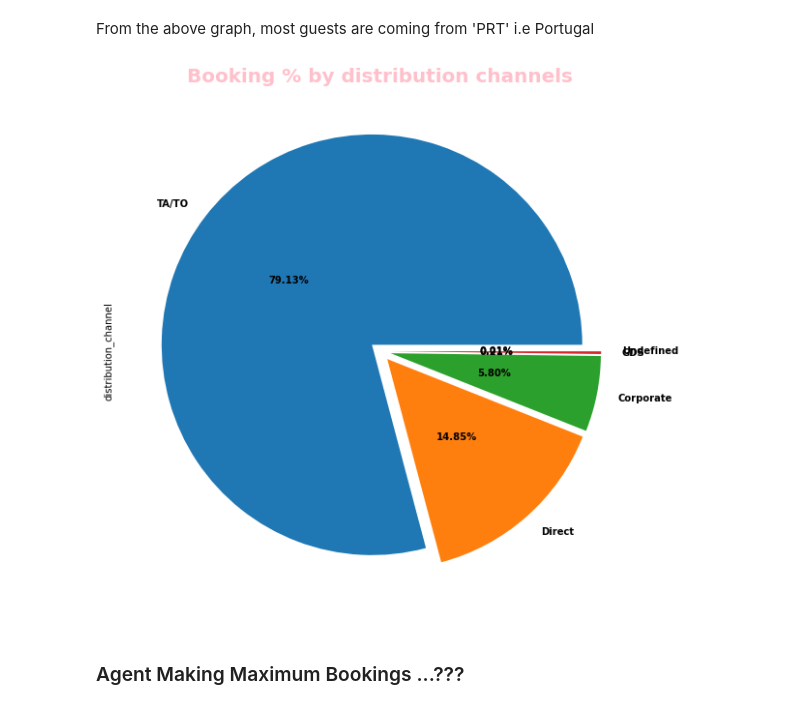
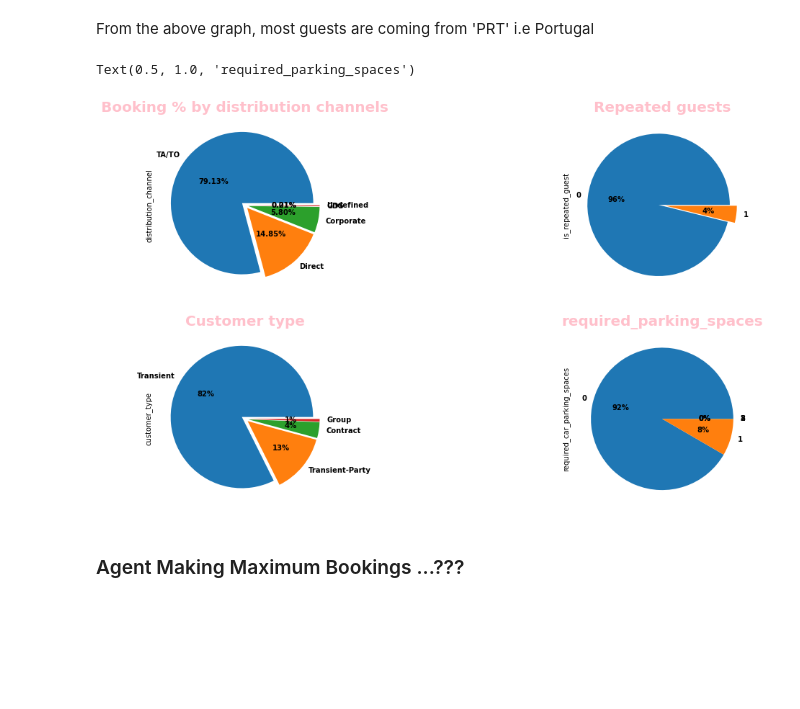
Before and after one commit to aksfasale/eda_hotel_booking, a Jupyter notebook: Hotel_Booking_Analysis_Capstone_Project.ipynb, the cells around one changed output. Saved outputs shown, nothing was run; the diff lists cells and outputs as text; code cells hidden in the pictures; blank space fills up the shorter version.

```diff
--- a/Hotel_Booking_Analysis_Capstone_Project.ipynb
+++ b/Hotel_Booking_Analysis_Capstone_Project.ipynb
@@ -401,12 +427,34 @@ Text(0.5, 1.0, 'Number of bookings - Country Wise(Top 20)')
 # %% [markdown]
 From the above graph, most guests are coming from 'PRT' i.e Portugal
 # %%
+plt.figure(figsize =(15,15))
+plt.subplot(2,2,1)
 booking_distibution_typ =h_book_df['distribution_channel'].value_counts()
 # plt.pie(x=h_book_df, autopct="%.2f%%", explode=[0.05]*5, labels=labels, pctdistance=0.5)
 booking_distributuion_type_ratio =booking_distibution_typ.plot.pie(autopct='%.2f%%',textprops={'weight': 'bold'},figsize =(10,10), pctdistance=0.5,explode = [0.05]*5)
 plt.title("Booking % by distribution channels",fontweight="bold", size=20,color='Pink');
+plt.subplots_adjust(right=1.6)
+
+plt.subplot(2,2,2)
+Repeated = h_book_df.is_repeated_guest .value_counts()
+Repeated.plot.pie(autopct='%1.0f%%',textprops={'weight': 'bold'},explode = [0.05]*2)
+plt.title('Repeated guests', fontweight ='bold', size =20,color='Pink');
+plt.subplots_adjust(right=1.6)
+
+
+plt.subplot(2,2,3 )
+Customer_typ.plot.pie(autopct='%1.0f%%',textprops={'weight': 'bold'},explode =[0.05]*4)
+plt.title('Customer type',fontweight="bold", size=20,color='Pink')
+plt.subplots_adjust(right=1.6)
+
+#---------------------------------------------------------------------------------------------------#
+plt.subplot(2,2,4)
+Car_parking_spaces = h_book_df.required_car_parking_spaces.value_counts()
+Car_parking_spaces.plot.pie(autopct='%1.0f%%',textprops={'weight': 'bold'})
+plt.title('required_parking_spaces',fontweight="bold", size=20,color='Pink')
 # %% [output]
+Text(0.5, 1.0, 'required_parking_spaces')
-[figure, old version]
+[figure, new version]
 # %% [markdown]
 ### Agent Making Maximum Bookings ...???
 # %%
```
Also changed, not shown: parts of 24 cells of this notebook.
